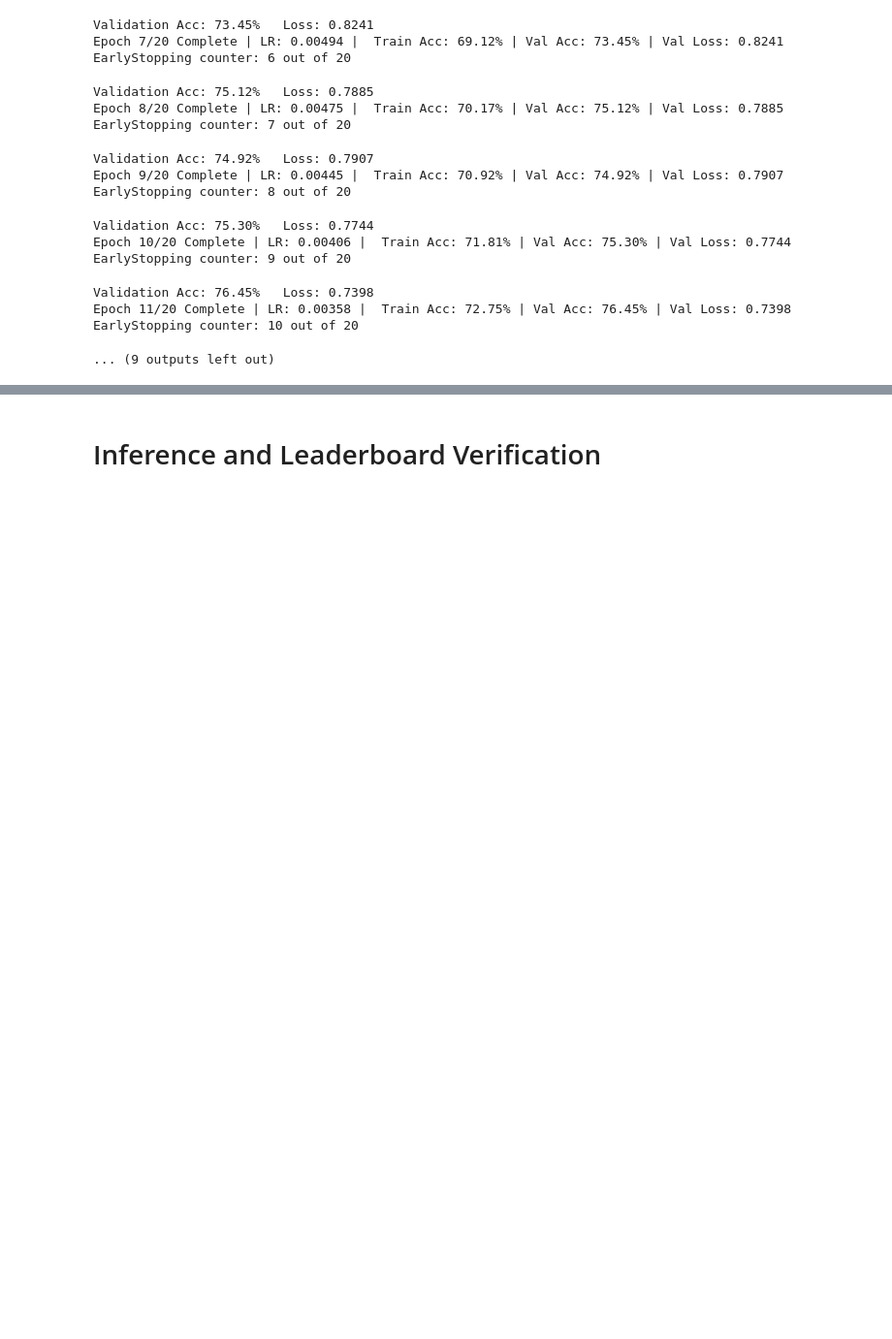
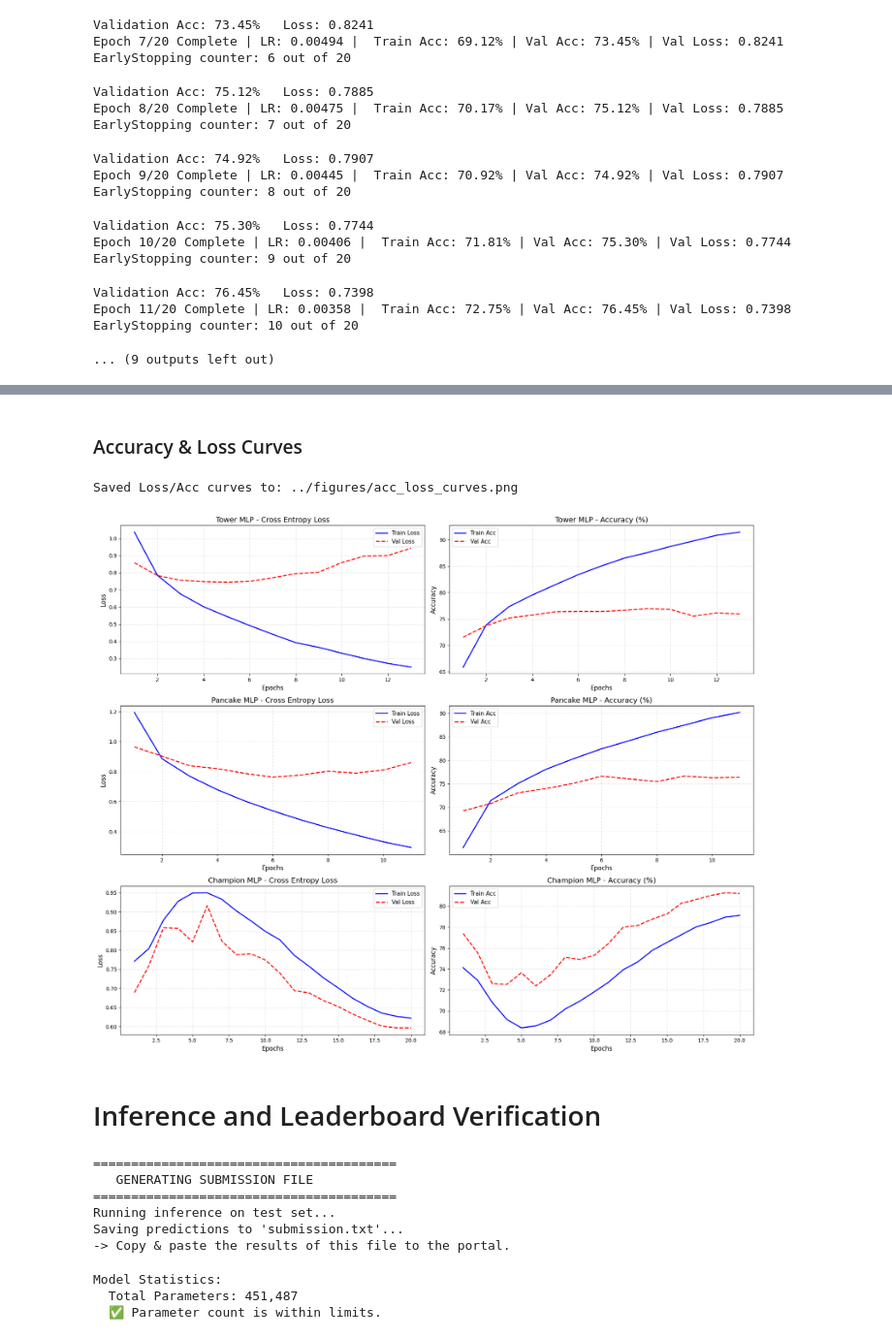
Before and after one commit to hafeez381/Deep-Learning, a Jupyter notebook: assignment_2/notebooks/25280098_PA2.ipynb, the cells around one changed output, grey strips where cells are left out. Shown at 97% size. Drawn from its saved outputs; the diff is of its cells as text; code cells hidden in the pictures; blank space fills up the shorter version.

```diff
--- a/assignment_2/notebooks/25280098_PA2.ipynb
+++ b/assignment_2/notebooks/25280098_PA2.ipynb
@@ -654,3 +763,47 @@ EarlyStopping counter: 10 out of 20
+# %% [markdown]
+### Accuracy & Loss Curves
+# %%
+fig, axes = plt.subplots(3, 2, figsize=(18, 16))
+# fig.suptitle('Training and Validation Metrics Across All Experiments', fontsize=22, fontweight='bold', y=0.98)
+
+experiments = [
+    ("Tower MLP", tower_hist),
+    ("Pancake MLP", pancake_hist),
+    ("Champion MLP", champion_hist)
+]
+
+for i, (name, hist) in enumerate(experiments):
+    if hist is None:
+        continue
+
+    epochs = range(1, len(hist['train_acc']) + 1)
+
+    # --- Plot Loss (Left Column) ---
+    axes[i, 0].plot(epochs, hist['train_loss'], label='Train Loss', color='blue', linewidth=2)
+    axes[i, 0].plot(epochs, hist['val_loss'], label='Val Loss', color='red', linestyle='--', linewidth=2)
+    axes[i, 0].set_title(f'{name} - Cross Entropy Loss', fontsize=14)
+    axes[i, 0].set_xlabel('Epochs', fontsize=12)
+    axes[i, 0].set_ylabel('Loss', fontsize=12)
+    axes[i, 0].legend(fontsize=11)
+    axes[i, 0].grid(True, linestyle=':', alpha=0.7)
+
+    # --- Plot Accuracy (Right Column) ---
+    axes[i, 1].plot(epochs, hist['train_acc'], label='Train Acc', color='blue', linewidth=2)
+    axes[i, 1].plot(epochs, hist['val_acc'], label='Val Acc', color='red', linestyle='--', linewidth=2)
+    axes[i, 1].set_title(f'{name} - Accuracy (%)', fontsize=14)
+    axes[i, 1].set_xlabel('Epochs', fontsize=12)
+    axes[i, 1].set_ylabel('Accuracy', fontsize=12)
+    axes[i, 1].legend(fontsize=11)
+    axes[i, 1].grid(True, linestyle=':', alpha=0.7)
+
+plt.tight_layout(rect=[0, 0.03, 1, 0.95]) # Adjust layout to fit the main title
+curves_save_path = os.path.join(FIG_DIR, 'acc_loss_curves.png')
+plt.savefig(curves_save_path, dpi=300, bbox_inches='tight')
+print(f"Saved Loss/Acc curves to: {curves_save_path}")
+plt.show()
+# %% [output]
+Saved Loss/Acc curves to: ../figures/acc_loss_curves.png
+[figure, added]
 # %% [markdown]
 # Inference and Leaderboard Verification
 # %%
@@ -664,7 +817,7 @@ print("\n" + "="*40)
 print("   GENERATING SUBMISSION FILE")
 print("="*40)
 # 1. Load Test Images
-test_dataset = QuickDrawDataset(TEST_FILE, mode='test')
+test_dataset = AugmentedQuickDrawDataset(TEST_FILE, mode='test', transform=None)
 test_loader = DataLoader(test_dataset, batch_size=BATCH_SIZE, shuffle=False)
 
 def get_predictions(model, loader):
@@ -681,7 +834,7 @@ def get_predictions(model, loader):
 
 # 2. Run Inference
 print("Running inference on test set...")
-predictions = get_predictions(model, test_loader)
+predictions = get_predictions(champion_model, test_loader)
 
 # 3. Save as Comma-Separated Text File
 submission_file = "submission.txt"
@@ -693,8 +846,15 @@ submission_string = ",".join(map(str, predictions))
 with open(submission_file, "w") as f:
     f.write(submission_string)
 print(f"-> Copy & paste the results of this file to the portal.")
+# %% [output]
+========================================
+   GENERATING SUBMISSION FILE
+========================================
+Running inference on test set...
+Saving predictions to 'submission.txt'...
+-> Copy & paste the results of this file to the portal.
 # %%
-def print_model_size(model):
+def print_model_size(champion_model):
     total_params = sum(p.numel() for p in model.parameters() if p.requires_grad)
     print(f"\nModel Statistics:")
     print(f"  Total Parameters: {total_params:,}")
@@ -704,3 +864,7 @@ def print_model_size(model):
         print("  ✅ Parameter count is within limits.")
 
 print_model_size(model)
+# %% [output]
+Model Statistics:
+  Total Parameters: 451,487
+  ✅ Parameter count is within limits.
```
Also changed, not shown: parts of 5 cells of this notebook, 4 other files.
